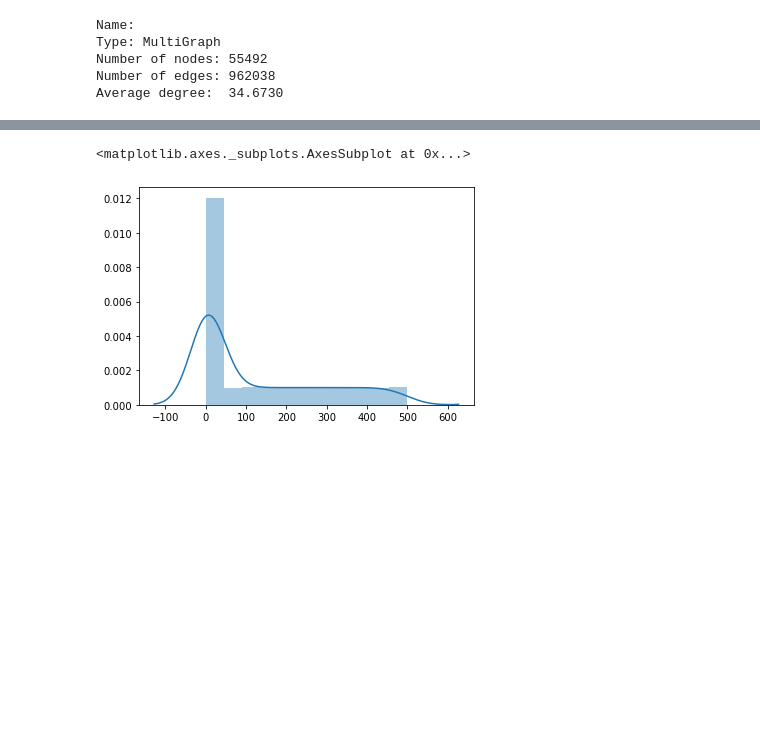
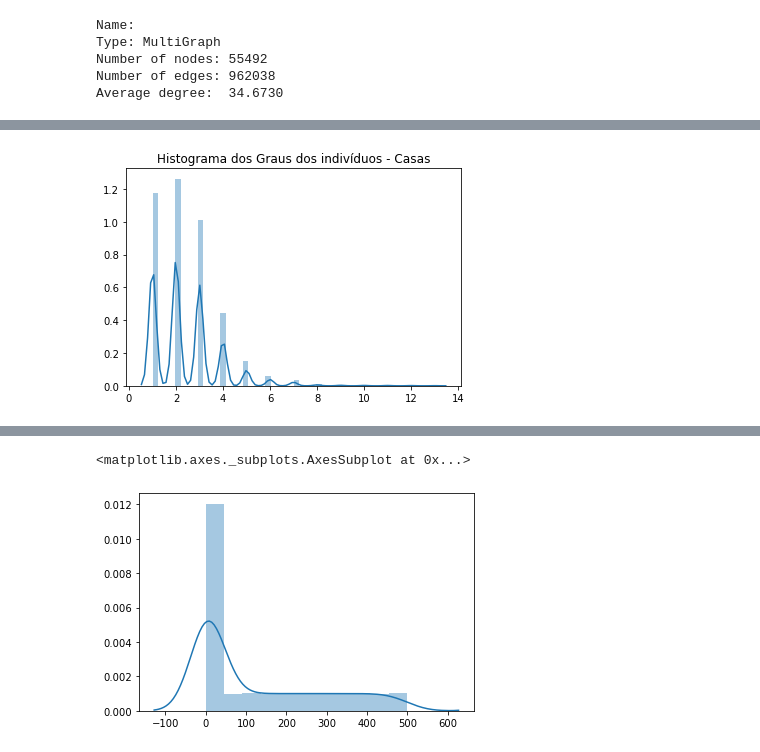
Before and after one commit to yambanis/CovidMDP, a Jupyter notebook: notebooks/Modelagem Grafo SP/GRAPH EDA.ipynb, the cells around one changed output, grey strips where cells are left out. Saved outputs shown, nothing was run; the diff lists cells and outputs as text; code cells hidden in the pictures; blank space fills up the shorter version.

```diff
--- a/notebooks/Modelagem Grafo SP/GRAPH EDA.ipynb
+++ b/notebooks/Modelagem Grafo SP/GRAPH EDA.ipynb
@@ -44,0 +102,11 @@ plt.show()
+# %%
+degree_home = defaultdict(int)
+for e1,e2,v in G.edges(data=True):
+    if v['edge_type'] == 'home':
+        degree_home[e1] +=1
+        degree_home[e2] +=1
+sns.distplot(list(degree_home.values()))
+plt.title('Histograma dos Graus dos indivíduos - Casas')
+plt.show()
+# %% [output]
+[figure, added]
```
Also changed, not shown: parts of 20 cells of this notebook, 21 other files.
